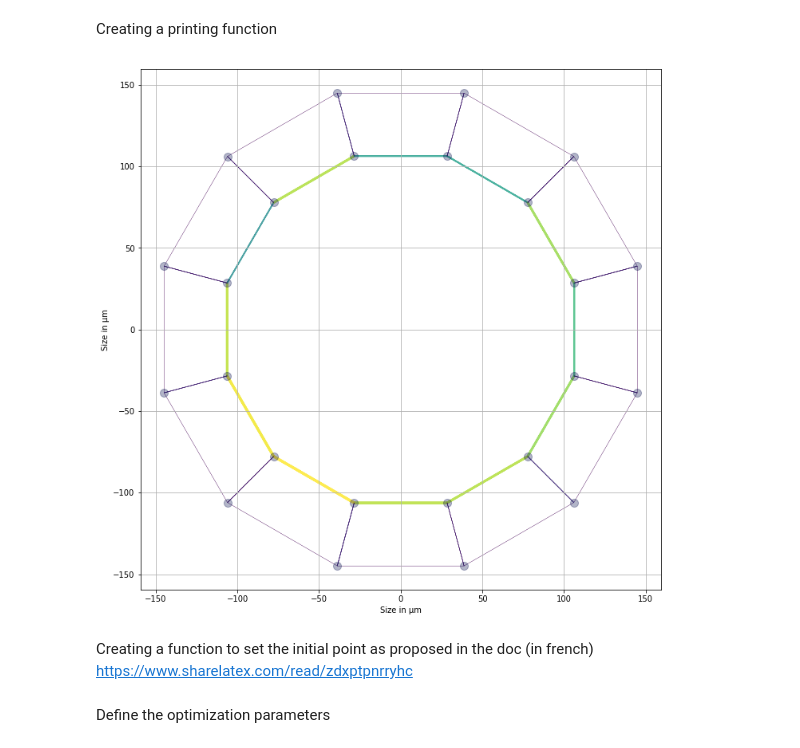
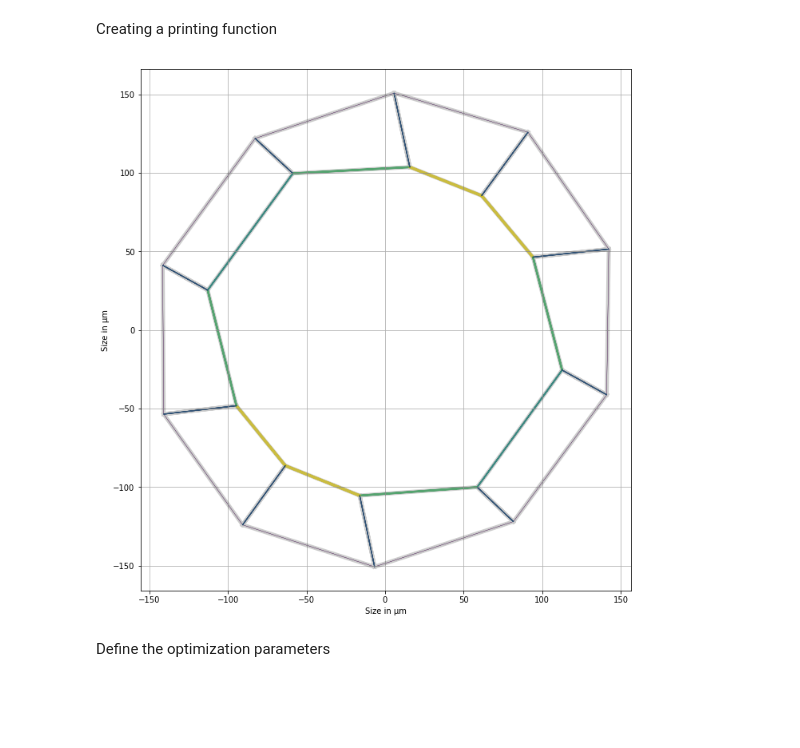
Before and after one commit to felixquinton/tyssue-taylor, a Jupyter notebook: notebooks/Quick test pipeline.ipynb, the cells around one changed output. Drawn from its saved outputs; the diff is of its cells as text; code cells hidden in the pictures; blank space fills up the shorter version.

Commit message:
adds rescaling function. removes the print in adjusters. adds the initial point tests in quick test pipeline notebook.

```diff
--- a/notebooks/Quick test pipeline.ipynb
+++ b/notebooks/Quick test pipeline.ipynb
@@ -26,7 +28,7 @@ from tyssue_taylor.segmentation.segment2D import generate_ring_from_image
 # %% [markdown]
 Generate the theoritical organoïd
 # %%
-organo = generate_ring(12,110,150)
+organo = generate_ring(10, 110, 150)
 Nf= len(organo.face_df.area)
 geom.update_all(organo)
 
@@ -38,7 +40,7 @@ specs = {
     'face':{
         'is_alive': 1,
         'prefered_area':  alpha*organo.face_df.area,
-        'area_elasticity': 1,},
+        'area_elasticity': 1.,},
     'edge':{
         'ux': 0.,
         'uy': 0.,
@@ -53,7 +55,7 @@ specs = {
         'is_active': 1
         },
     'settings': {
-        'lumen_elasticity': 100.,
+        'lumen_elasticity': 1.,
         'lumen_prefered_vol': organo.settings['lumen_volume'],
         'lumen_volume': organo.settings['lumen_volume']
         }
@@ -62,17 +64,19 @@ specs = {
 organo.update_specs(specs, reset=True)
 geom.update_all(organo)
 
-organo.edge_df.line_tension = prepare_tensions(organo, set_init_point(110, 150, 12, alpha))
+symetric_tensions = set_init_point(organo.settings['R_in'], organo.settings['R_out'], organo.Nf, alpha)
+sin_mul = 1+(np.sin(np.linspace(0, 2*np.pi, organo.Nf, endpoint=False)))**2
+organo.face_df.prefered_area *= np.random.normal(1.0, 0.05, organo.Nf)
+organo.edge_df.line_tension = prepare_tensions(organo, symetric_tensions)
+organo.edge_df.loc[:Nf-1, 'line_tension'] *= sin_mul
 
 organo.vert_df[['x_ecm', 'y_ecm']] = organo.vert_df[['x', 'y']]
 
-organo.vert_df.loc[organo.basal_verts, 'adhesion_strength'] = 10.0
+organo.vert_df.loc[organo.basal_verts, 'adhesion_strength'] = 1.
 
-new_tensions = np.concatenate((organo.edge_df.loc[:Nf-1,'line_tension']*4.0*np.random.normal(1.0,0.2,organo.Nf),
-                               organo.edge_df.loc[Nf:2*Nf-1,'line_tension']*2.0*np.random.normal(1.0,0.2,organo.Nf),
-                               organo.edge_df.loc[2*Nf:3*Nf-1,'line_tension']*np.random.normal(1.0,0.2,organo.Nf)))
+new_tensions = organo.edge_df.line_tension
 
-organo.edge_df.loc[:,'line_tension'] = prepare_tensions(organo, new_tensions)
+organo.edge_df.loc[:,'line_tension'] = new_tensions
 
 res = Solver.find_energy_min(organo, geom, model)
 # %% [output]
@@ -80,29 +84,30 @@ Reseting datasets values with new specs
 # %% [markdown]
 Creating a printing function
 # %%
-def print_tensions(orga):
+def print_tensions(exp_organo, th_organo):
     draw_specs = sheet_spec()
 
-    edge_color = np.array([1/max(orga.edge_df.line_tension)*l for l in orga.edge_df.line_tension])
+    edge_color = np.array([1/max(exp_organo.edge_df.line_tension)*l for l in exp_organo.edge_df.line_tension])
 
     cmap = plt.cm.get_cmap('viridis')
     edge_cmap = cmap(edge_color)
+    draw_specs['vert']['visible'] = False
     draw_specs['edge']['color'] = edge_cmap #[0, 0, 0, 1]
     #draw_specs['edge']['color'] = [0, 0, 0, 0.2]
 
-    draw_specs['edge']['width'] = 0.25+3*np.array([1/max(orga.edge_df.line_tension)*l for l in orga.edge_df.line_tension])
-    fig, ax = sheet_view(orga, **draw_specs)
+    draw_specs['edge']['width'] = 0.25+3*np.array([1/max(exp_organo.edge_df.line_tension)*l for l in exp_organo.edge_df.line_tension])
+    fig, ax = quick_edge_draw(th_organo, lw=5, c='k', alpha=0.2)
+
+    fig, ax = sheet_view(exp_organo, ax=ax, **draw_specs)
     fig.set_size_inches(12, 12)
     plt.xlabel('Size in µm')
     plt.ylabel('Size in µm')
     plt.show()
     pass
 
-print_tensions(organo)
+print_tensions(organo, organo)
 # %% [output]
-[figure, old version]
+[figure, new version]
-# %% [markdown]
-Creating a function to set the initial point as proposed in the doc (in french) https://www.sharelatex.com/read/zdxptpnrryhc
 # %% [markdown]
 Define the optimization parameters
 # %%
```
Also changed, not shown: parts of 52 cells of this notebook, 4 other files.
